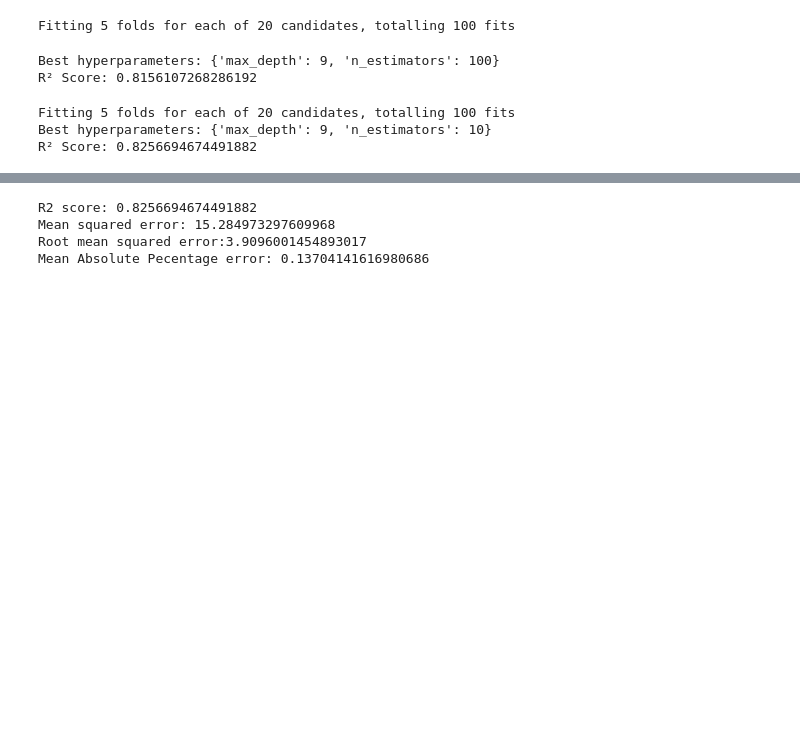
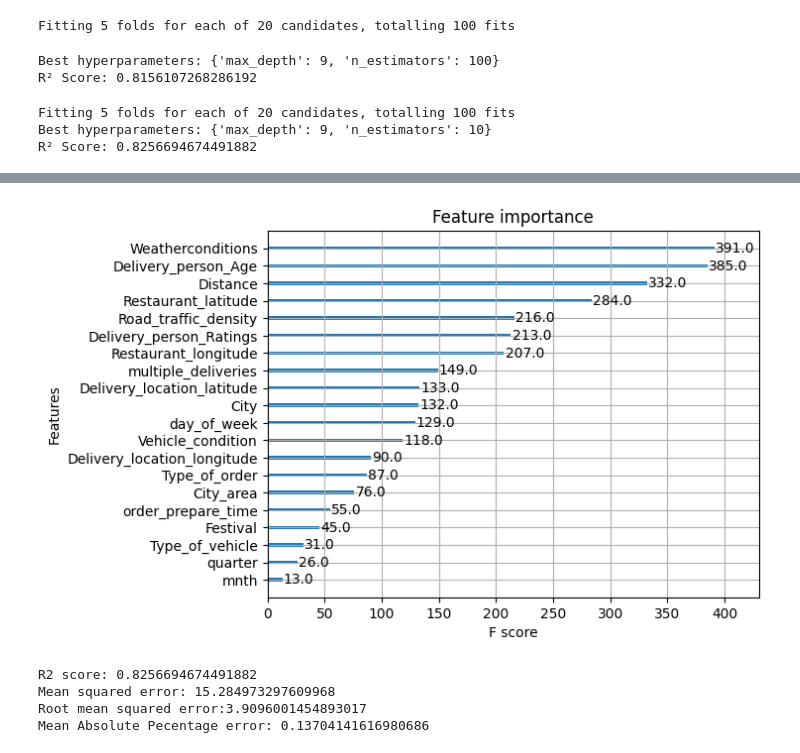
Before and after one commit to kpavan2004/driver_demand_prediction_capstone, a Jupyter notebook: notebooks/Driver_Demand_Pred_Capstone_RND_NB.ipynb, the cells around one changed output, grey strips where cells are left out. Drawn from its saved outputs; the diff is of its cells as text; code cells hidden in the pictures; blank space fills up the shorter version.

Commit message:
Added feature importance

```diff
--- a/notebooks/Driver_Demand_Pred_Capstone_RND_NB.ipynb
+++ b/notebooks/Driver_Demand_Pred_Capstone_RND_NB.ipynb
@@ -625,3 +642,12 @@ from sklearn.metrics import mean_squared_error, r2_score, mean_squared_error, me
+# %%
+from xgboost import plot_importance
+import matplotlib.pyplot as plt
+
+# Plot feature importance
+plot_importance(best_model, importance_type="weight")
+plt.show()
+# %% [output]
+[figure, added]
 # %%
 # Model Development
 xgb_model = xgb.XGBRegressor(
```
Also changed, not shown: parts of 4 cells of this notebook.
